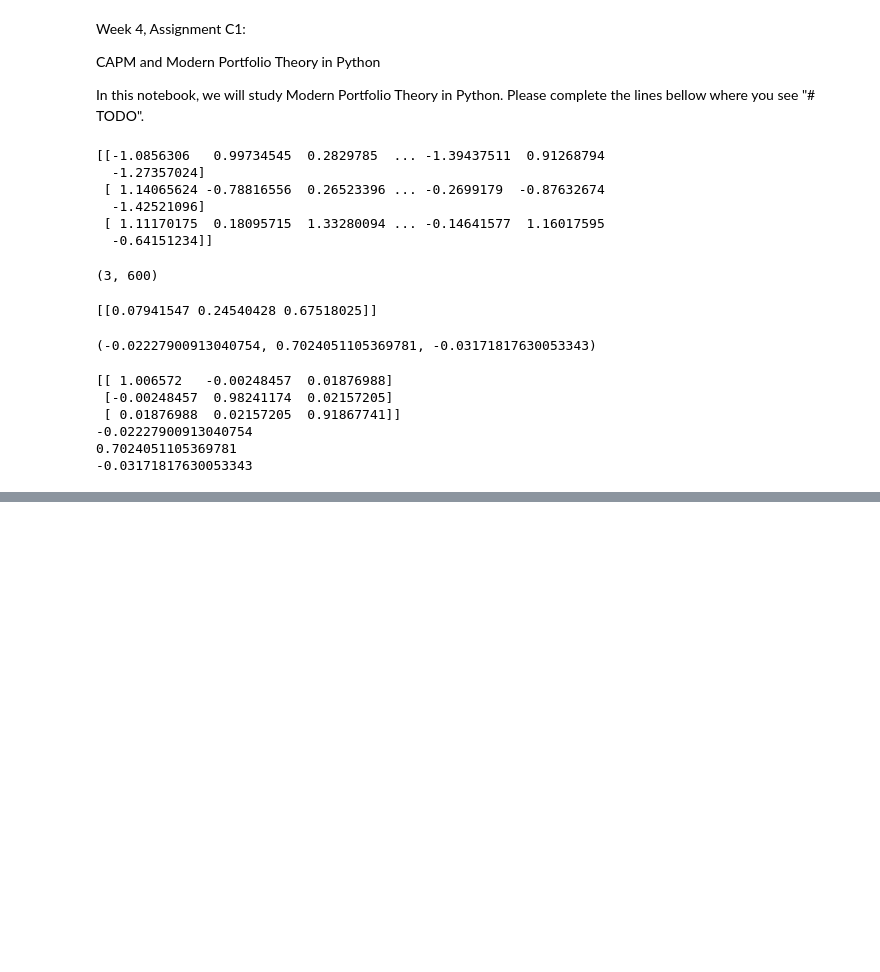
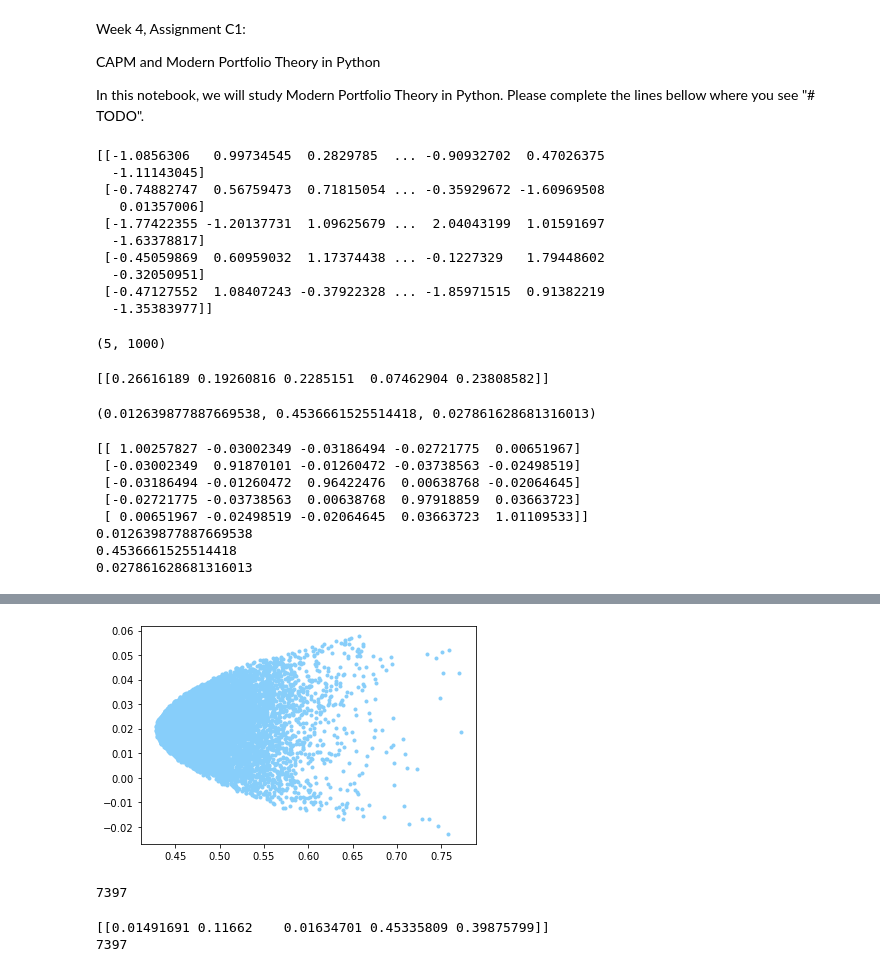
Before and after one commit to EL-Magnific-o/Fintech, a Jupyter notebook: assignment_w4_c1_template.ipynb, the cells around one changed output, grey strips where cells are left out. Saved outputs shown, nothing was run; the diff lists cells and outputs as text; code cells hidden in the pictures; blank space fills up the shorter version.

```diff
--- a/assignment_w4_c1_template.ipynb
+++ b/assignment_w4_c1_template.ipynb
@@ -18,8 +18,8 @@ from cmath import sqrt
 #two new variables "no_of_asset_classes" and "no_of_observations", respectively.
 
 
-no_of_asset_classes = 3  #stock numbers
-no_of_observations = 600
+no_of_asset_classes = 5  #stock numbers
+no_of_observations = 1000
 # %%
 np.random.seed(123)
 matrix_of_return_values = np.random.randn(no_of_asset_classes, no_of_observations)
@@ -28,18 +28,22 @@ matrix_of_return_values = np.random.randn(no_of_asset_classes, no_of_observation
 #Select a number of test portfolios to generate ( > 1,000 < 20,000).  Store your chosen value to the new variable
 #"no_of_portfolios".
 
-no_of_portfolios = 2000
+no_of_portfolios = 10000
 
 print(matrix_of_return_values)
 matrix_of_return_values.shape
 # %% [output]
-[[-1.0856306   0.99734545  0.2829785  ... -1.39437511  0.91268794
-  -1.27357024]
- [ 1.14065624 -0.78816556  0.26523396 ... -0.2699179  -0.87632674
-  -1.42521096]
- [ 1.11170175  0.18095715  1.33280094 ... -0.14641577  1.16017595
-  -0.64151234]]
+[[-1.0856306   0.99734545  0.2829785  ... -0.90932702  0.47026375
+  -1.11143045]
+ [-0.74882747  0.56759473  0.71815054 ... -0.35929672 -1.60969508
+   0.01357006]
+ [-1.77422355 -1.20137731  1.09625679 ...  2.04043199  1.01591697
+  -1.63378817]
+ [-0.45059869  0.60959032  1.17374438 ... -0.1227329   1.79448602
+  -0.32050951]
+ [-0.47127552  1.08407243 -0.37922328 ... -1.85971515  0.91382219
+  -1.35383977]]
-(3, 600)
+(5, 1000)
 # %%
 #Objective 4.
 #Initialize four empty lists called "collection_of_random_asset_weights", "portfolio_means",
@@ -65,7 +69,7 @@ def get_random_asset_weights(no_of_asset_classes):
 asset_weights=get_random_asset_weights(no_of_asset_classes)
 print(asset_weights)
 # %% [output]
-[[0.07941547 0.24540428 0.67518025]]
+[[0.26616189 0.19260816 0.2285151  0.07462904 0.23808582]]
 # %%
 #Objective 6.
 #Write a function called "get_portfolio_statistics" that takes as input (Input.I) a Numpy vector (matrix)
@@ -87,7 +91,7 @@ def get_portfolio_statistics(asset_weights, matrix_of_return_values):
 
 get_portfolio_statistics(asset_weights,matrix_of_return_values)
 # %% [output]
-(-0.02227900913040754, 0.7024051105369781, -0.03171817630053343)
+(0.012639877887669538, 0.4536661525514418, 0.027861628681316013)
 # %%
 #test onlyyyyyyyyyyyyyyyyyyyyy
 
@@ -109,12 +113,14 @@ print (portfolio_mean)
 print(portfolio_standard_deviation)
 print(portfolio_sharpe_ratio)
 # %% [output]
-[[ 1.006572   -0.00248457  0.01876988]
- [-0.00248457  0.98241174  0.02157205]
- [ 0.01876988  0.02157205  0.91867741]]
--0.02227900913040754
-0.7024051105369781
--0.03171817630053343
+[[ 1.00257827 -0.03002349 -0.03186494 -0.02721775  0.00651967]
+ [-0.03002349  0.91870101 -0.01260472 -0.03738563 -0.02498519]
+ [-0.03186494 -0.01260472  0.96422476  0.00638768 -0.02064645]
+ [-0.02721775 -0.03738563  0.00638768  0.97918859  0.03663723]
+ [ 0.00651967 -0.02498519 -0.02064645  0.03663723  1.01109533]]
+0.012639877887669538
+0.4536661525514418
+0.027861628681316013
 # %%
 #Objective 7.
 #Using the functions constructed in Objectives 5 and 6, write a loop that, on each iteration, determines a
@@ -137,6 +144,6 @@ while len(collection_of_random_asset_weights) < no_of_portfolios:
 #Make a scatterplot of the corresponding values (x,y) = (portfolio_standard_deviation, portfolio_mean) from the
 #lists "portfolio_standard_deviations" and "portfolio_means", respectively.
 
-plt.plot(#todo, #todo, 'o', markersize = 3, color = 'lightskyblue')
+plt.plot(portfolio_standard_deviations, portfolio_means, 'o', markersize = 3, color = 'lightskyblue')
 plt.show()
 # %% [output]
@@ -144,14 +150,21 @@ SyntaxError: unexpected EOF while parsing (<ipython-input-52-8367322ef10b>, line
+[figure, added]
 # %%
 #Objective 9.
 #Find the list index of the portfolio of highest Sharpe ratio.
 
-index = #todo
+index = portfolio_sharpe_ratios.index(max(portfolio_sharpe_ratios))
+print(index)
+# %% [output]
+7397
 # %%
 #Objective 10.
 #Print the asset weights and Sharpe ratio of the portfolio of highest Sharpe ratio, using index above.
 
-print(#todo)
-print(#todo)
+print(collection_of_random_asset_weights[index])
+print(index)
+# %% [output]
+[[0.01491691 0.11662    0.01634701 0.45335809 0.39875799]]
+7397
 # %%
 #Objective 11.
 #Add the Capital Market Line to your scatterplot from Objective 8.
```
Also changed, not shown: parts of 5 cells of this notebook.
